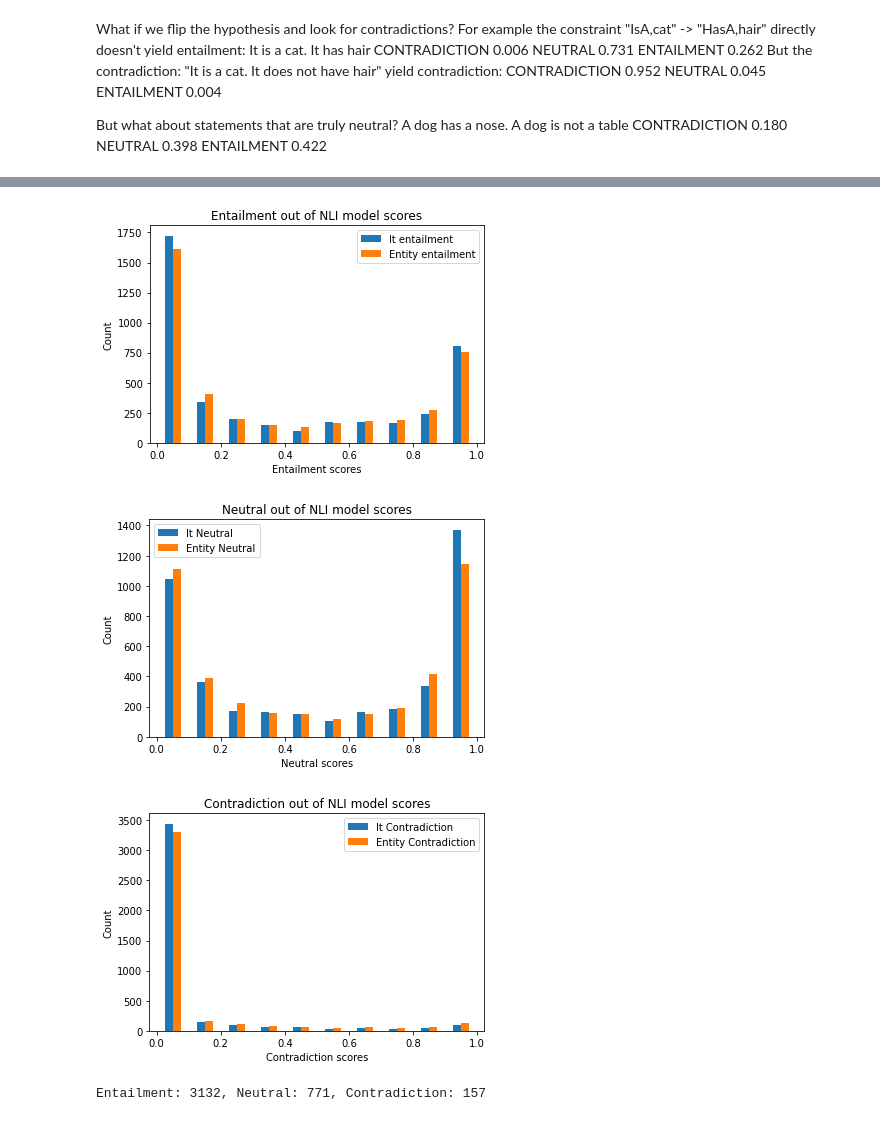
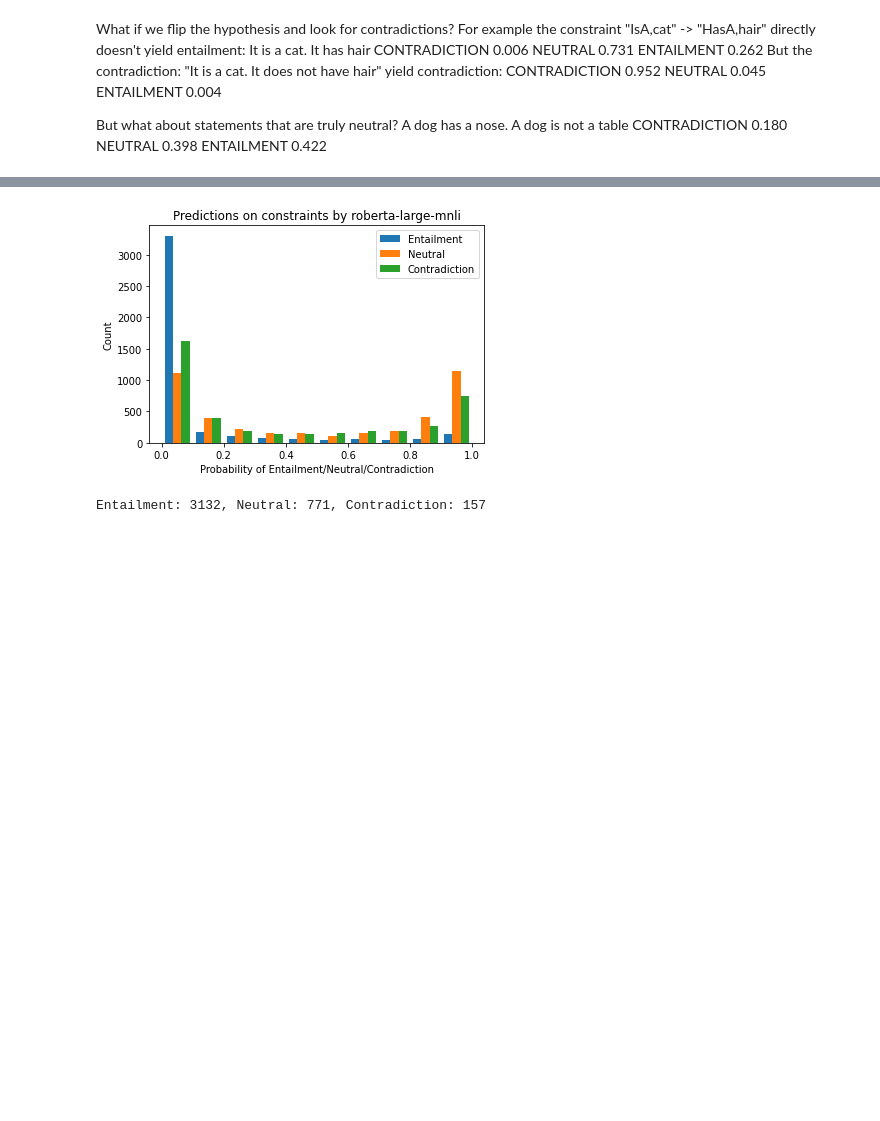
Before and after one commit to jswang/MemoryBank, a Jupyter notebook: plots.ipynb, the cells around one changed output, grey strips where cells are left out. Cells and saved outputs as stored; diff of their text form; code cells hidden in the pictures; blank space fills up the shorter version.

Commit message:
more plots

```diff
--- a/plots.ipynb
+++ b/plots.ipynb
@@ -114,10 +112,8 @@ Entailment: 280, Neutral: 2183, Contradiction: 1597
 # %%
 # note that entail and contradiction are flipped
-plot(roberta[2], roberta[1], roberta[0], roberta[5], roberta[4], roberta[3])
+plot("Predictions on constraints by roberta-large-mnli", roberta[2], roberta[1], roberta[0])
 # %% [output]
-[figure, old version]
+[figure, new version]
-[figure, removed]
-[figure, removed]
 # %%
 roberta_contra = test_constraint_knowledge(roberta_flip_config, contra_test=True)
 # %% [output]
```
Also changed, not shown: parts of 3 cells of this notebook, 2 other files.
